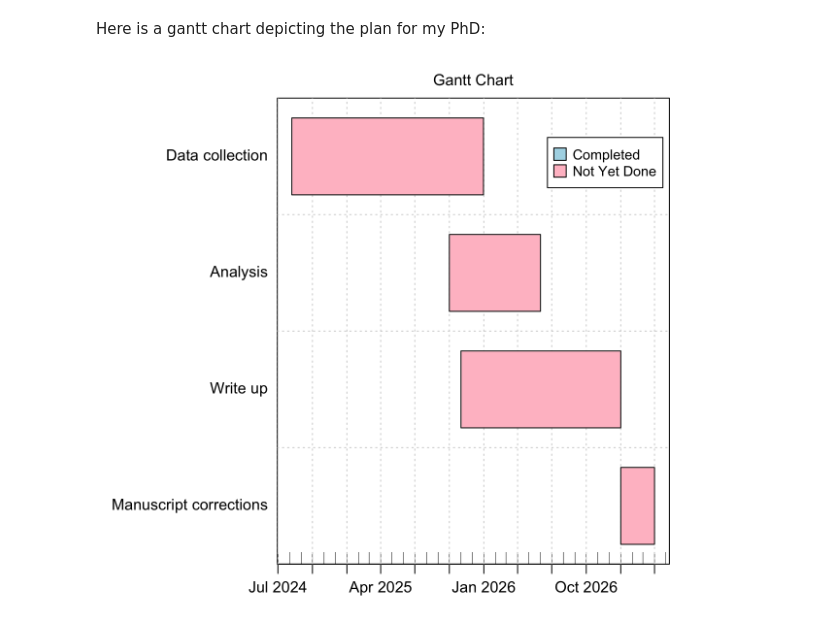
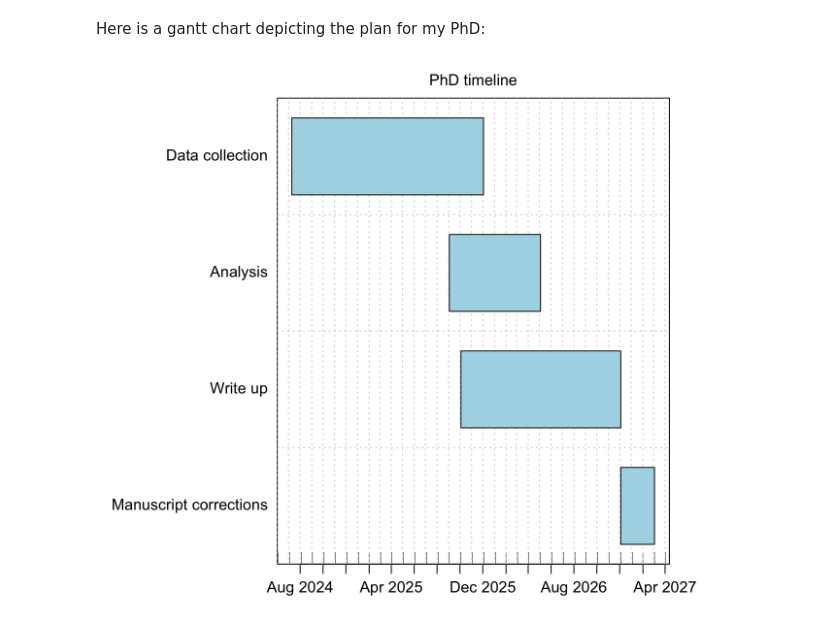
Before and after one commit to juliam98/phd-upgrade-proposal, a Jupyter notebook: notebooks/plots.out.ipynb, the cells around one changed output. Saved outputs shown, nothing was run; the diff lists cells and outputs as text; code cells hidden in the pictures.

```diff
--- a/notebooks/plots.out.ipynb
+++ b/notebooks/plots.out.ipynb
@@ -67,17 +47,16 @@ Here is a gantt chart depicting the plan for my PhD:
 # %%
 library(plan)
 
 gt_object <- read.gantt("gantt.csv")
 
 plot(gt_object,
     # event.label='Report Date', event.time='2024-08-27',
     col.event=c("red"),
     col.done=c("lightblue"),
-    col.notdone=c("pink"),
-    main="Gantt Chart"
+    col.notdone=c("lightblue"),
+    time.labels.by="2 months",
+    time.lines.by="1 month",
+    main="PhD timeline"
     )
-legend("topright", pch=22, pt.cex=2, cex=0.9, pt.bg=c("lightblue", "pink"),
-    border="black",
-    bg="white", xpd=TRUE, legend=c("Completed", "Not Yet Done"))
 # %% [output]
-[figure, old version]
+[figure, new version]
```
Also changed, not shown: parts of 3 cells of this notebook, 30 other files.
